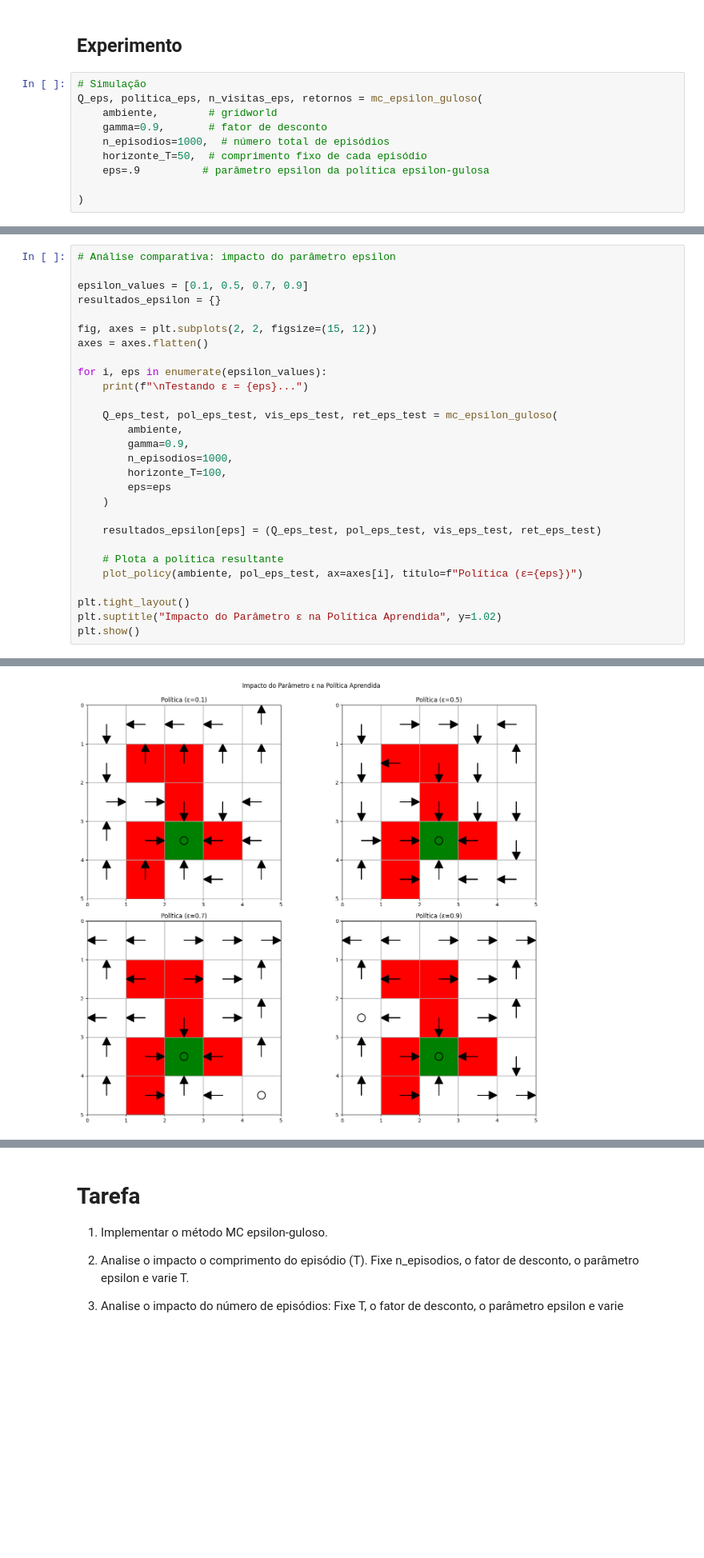
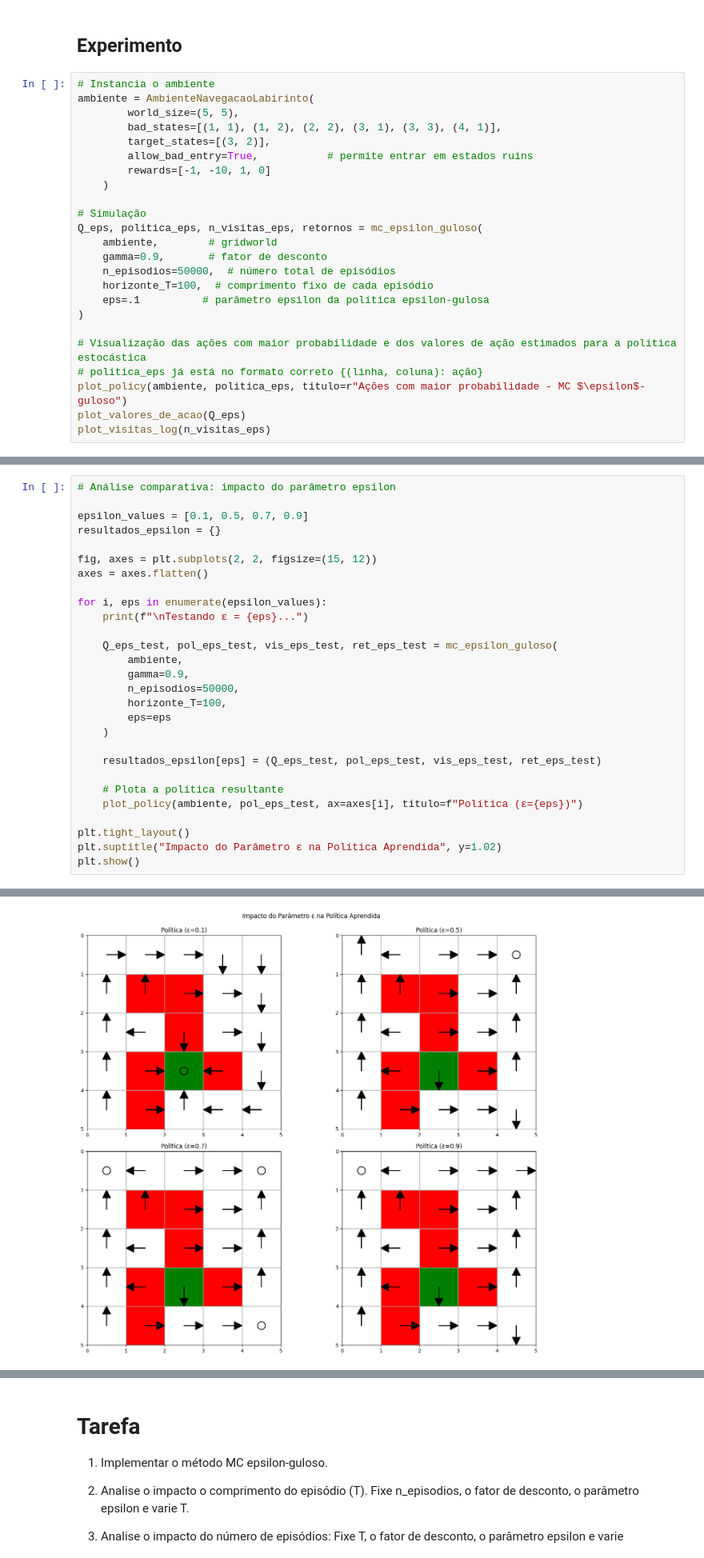
Before and after one commit to danluan/rl-labs, a Jupyter notebook: lab-6/lab_6_MC_epsilon_guloso.ipynb, the cells around one changed output, grey strips where cells are left out. Shown at 80% size. Cells and saved outputs as stored; diff of their text form; blank space fills up the shorter version.

Commit message:
ajustes lab6 mc epsilon guloso

```diff
--- a/lab-6/lab_6_MC_epsilon_guloso.ipynb
+++ b/lab-6/lab_6_MC_epsilon_guloso.ipynb
@@ -566,12 +560,26 @@ ambiente = AmbienteNavegacaoLabirinto(
 # %% [markdown]
 ## Experimento
 # %%
+# Instancia o ambiente
+ambiente = AmbienteNavegacaoLabirinto(
+        world_size=(5, 5),
+        bad_states=[(1, 1), (1, 2), (2, 2), (3, 1), (3, 3), (4, 1)],
+        target_states=[(3, 2)],
+        allow_bad_entry=True,           # permite entrar em estados ruins
+        rewards=[-1, -10, 1, 0]
+    )
+
 # Simulação
 Q_eps, politica_eps, n_visitas_eps, retornos = mc_epsilon_guloso(
     ambiente,        # gridworld
     gamma=0.9,       # fator de desconto
-    n_episodios=1000,  # número total de episódios
-    horizonte_T=50,  # comprimento fixo de cada episódio
-    eps=.9          # parâmetro epsilon da política epsilon-gulosa
+    n_episodios=50000,  # número total de episódios
+    horizonte_T=100,  # comprimento fixo de cada episódio
+    eps=.1          # parâmetro epsilon da política epsilon-gulosa
+)
 
-)
+# Visualização das ações com maior probabilidade e dos valores de ação estimados para a política estocástica
+# politica_eps já está no formato correto {(linha, coluna): ação}
+plot_policy(ambiente, politica_eps, titulo=r"Ações com maior probabilidade - MC $\epsilon$-guloso")
+plot_valores_de_acao(Q_eps)
+plot_visitas_log(n_visitas_eps)
@@ -622,32 +592,32 @@ Desvio padrão dos últimos 100 episódios: 0.99
 
 epsilon_values = [0.1, 0.5, 0.7, 0.9]
 resultados_epsilon = {}
 
 fig, axes = plt.subplots(2, 2, figsize=(15, 12))
 axes = axes.flatten()
 
 for i, eps in enumerate(epsilon_values):
     print(f"\nTestando ε = {eps}...")
 
     Q_eps_test, pol_eps_test, vis_eps_test, ret_eps_test = mc_epsilon_guloso(
         ambiente,
         gamma=0.9,
-        n_episodios=1000,
+        n_episodios=50000,
         horizonte_T=100,
         eps=eps
     )
 
     resultados_epsilon[eps] = (Q_eps_test, pol_eps_test, vis_eps_test, ret_eps_test)
 
     # Plota a política resultante
     plot_policy(ambiente, pol_eps_test, ax=axes[i], titulo=f"Política (ε={eps})")
 
 plt.tight_layout()
 plt.suptitle("Impacto do Parâmetro ε na Política Aprendida", y=1.02)
 plt.show()
 # %% [output]
 Testando ε = 0.1...
 Testando ε = 0.5...
 Testando ε = 0.7...
 Testando ε = 0.9...
-[figure, old version]
+[figure, new version]
```
Also changed, not shown: parts of 8 cells of this notebook.
